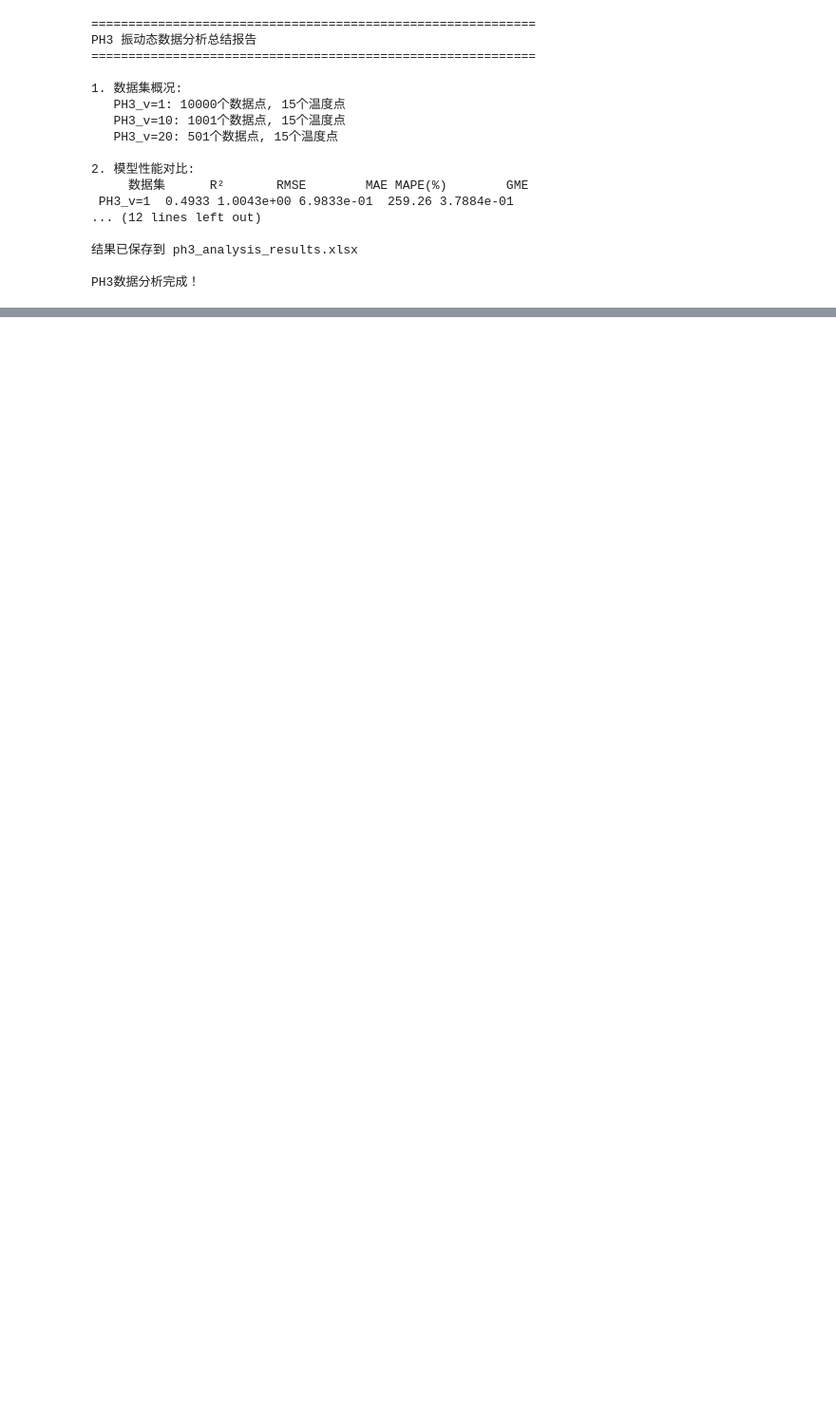
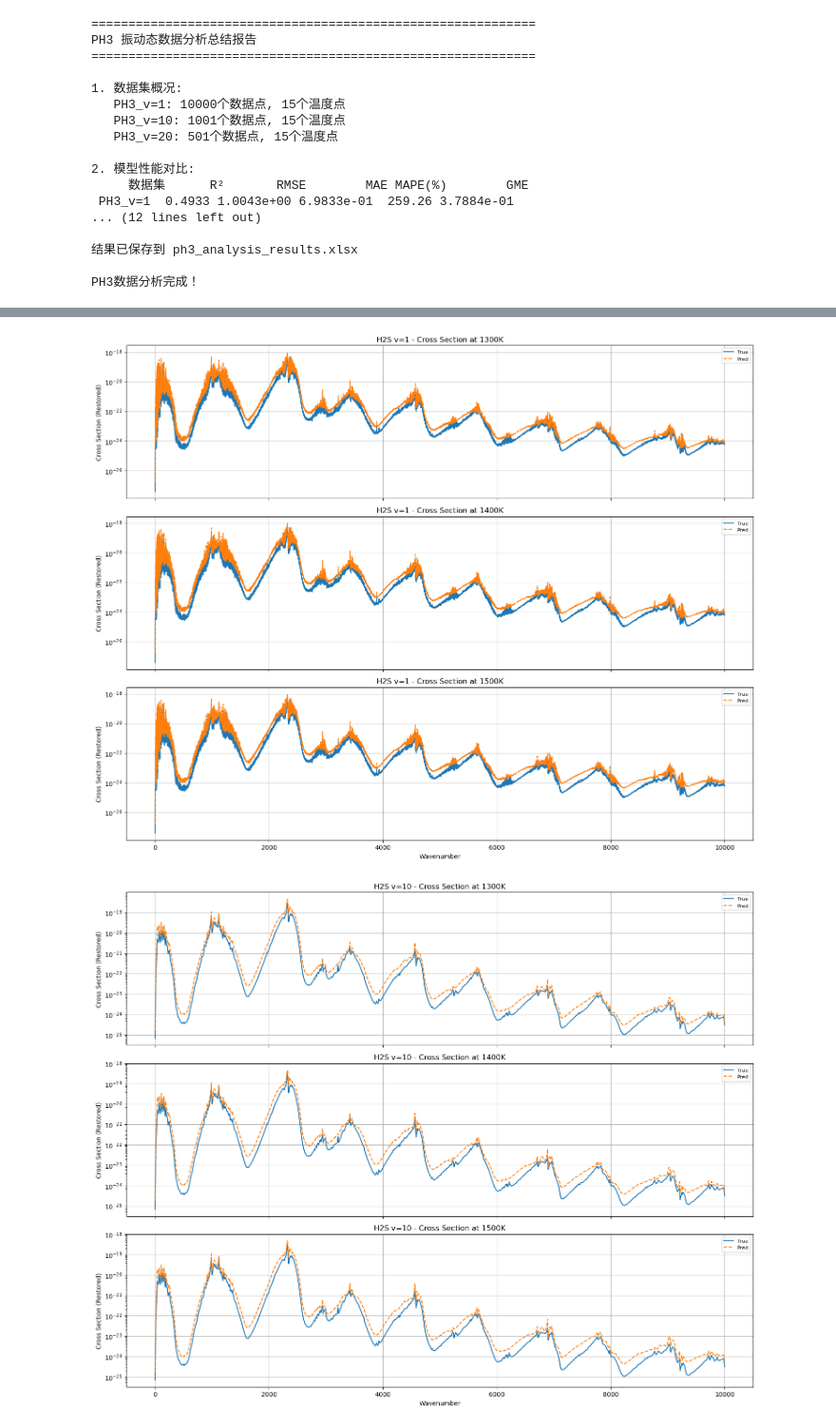
Before and after one commit to janezhens/High-temperature-extrapolatio, a Jupyter notebook: compare ph3.ipynb, the cells around one changed output, grey strips where cells are left out. Shown at 95% size. Saved outputs shown, nothing was run; the diff lists cells and outputs as text; code cells hidden in the pictures; blank space fills up the shorter version.

Commit message:
ph3 compare result

```diff
--- a/compare ph3.ipynb
+++ b/compare ph3.ipynb
@@ -444,0 +583,24 @@ PH3数据分析完成！
+# %%
+# ========== 每个数据集单独画一张图 ==========
+temps = [1300, 1400, 1500]
+
+for name, df in results.items():
+    fig, axs = plt.subplots(len(temps), 1, figsize=(15, 12), sharex=True)
+
+    for i, temp in enumerate(temps):
+        ax = axs[i]
+        subset = df[df['temperature'] == temp]
+        ax.plot(subset['wavenumber'], subset['cross_section_restored'], label='True')
+        ax.plot(subset['wavenumber'], subset['predicted_restored'], linestyle='--', label='Pred')
+        ax.set_title(f'{name} - Cross Section at {temp}K')
+        ax.set_ylabel('Cross Section (Restored)')
+        ax.legend(fontsize=8)
+        ax.grid(True)
+        ax.set_yscale('log')
+
+    axs[-1].set_xlabel('Wavenumber')
+    plt.tight_layout()
+    plt.show()
+# %% [output]
+[figure, added]
+[figure, added]
```
Also changed, not shown: parts of 2 cells of this notebook.
